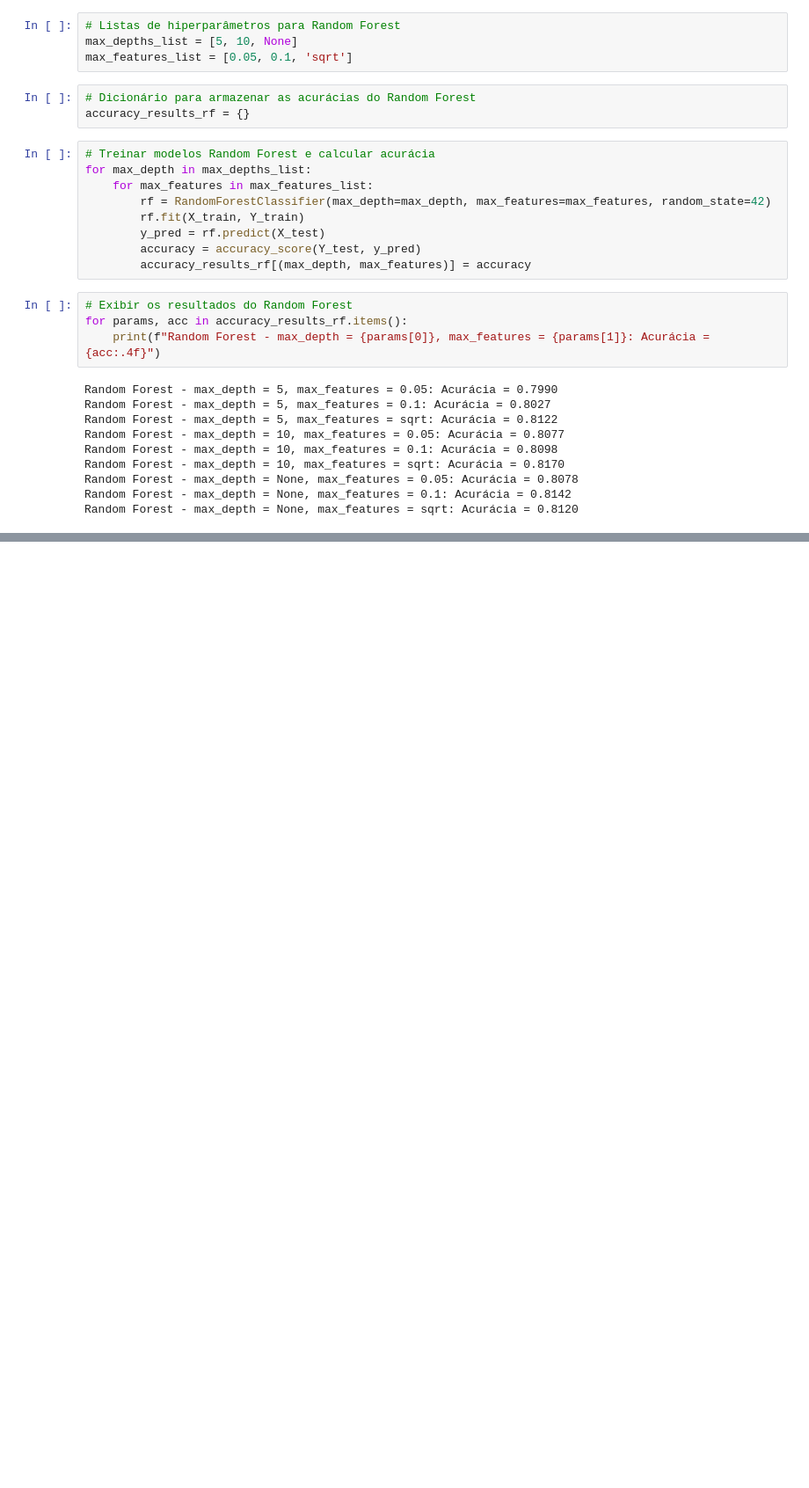
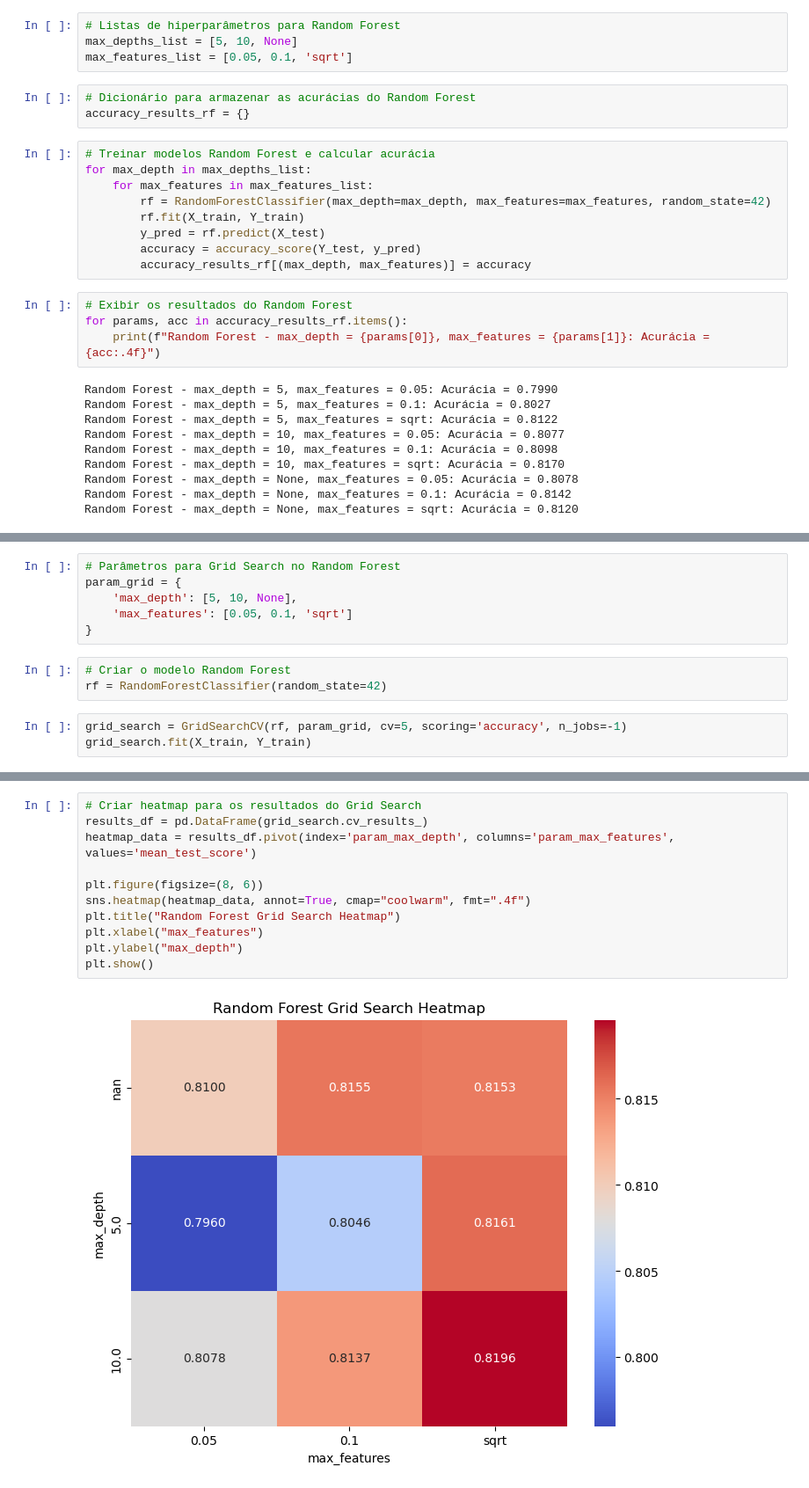
Before and after one commit to jorgelpiva/otmizacaoHiperParamentros, a Jupyter notebook: hiperparametros.ipynb, the cells around one changed output, grey strips where cells are left out. Shown: that part at 88% size. Drawn from its saved outputs; the diff is of its cells as text; blank space fills up the shorter version.

```diff
--- a/hiperparametros.ipynb
+++ b/hiperparametros.ipynb
@@ -111,0 +112,12 @@ plt.show()
+# %%
+# Parâmetros para Grid Search no Random Forest
+param_grid = {
+    'max_depth': [5, 10, None],
+    'max_features': [0.05, 0.1, 'sqrt']
+}
+# %%
+# Criar o modelo Random Forest
+rf = RandomForestClassifier(random_state=42)
+# %%
+grid_search = GridSearchCV(rf, param_grid, cv=5, scoring='accuracy', n_jobs=-1)
+grid_search.fit(X_train, Y_train)
@@ -111,0 +140,13 @@ plt.show()
+# %%
+# Criar heatmap para os resultados do Grid Search
+results_df = pd.DataFrame(grid_search.cv_results_)
+heatmap_data = results_df.pivot(index='param_max_depth', columns='param_max_features', values='mean_test_score')
+
+plt.figure(figsize=(8, 6))
+sns.heatmap(heatmap_data, annot=True, cmap="coolwarm", fmt=".4f")
+plt.title("Random Forest Grid Search Heatmap")
+plt.xlabel("max_features")
+plt.ylabel("max_depth")
+plt.show()
+# %% [output]
+[figure, added]
```
Also changed, not shown: parts of 12 cells of this notebook, 1 other file.
